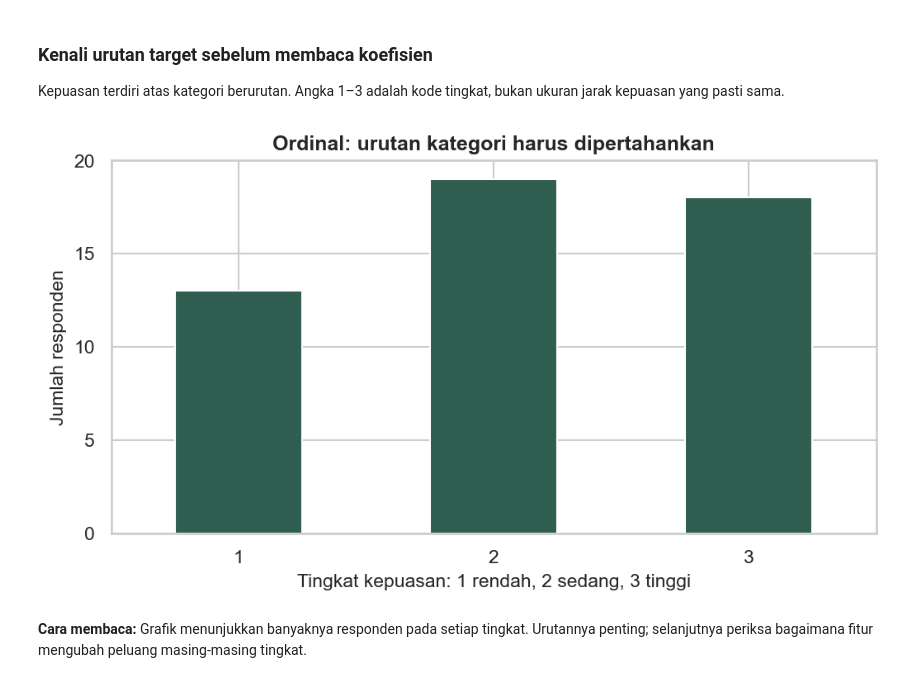
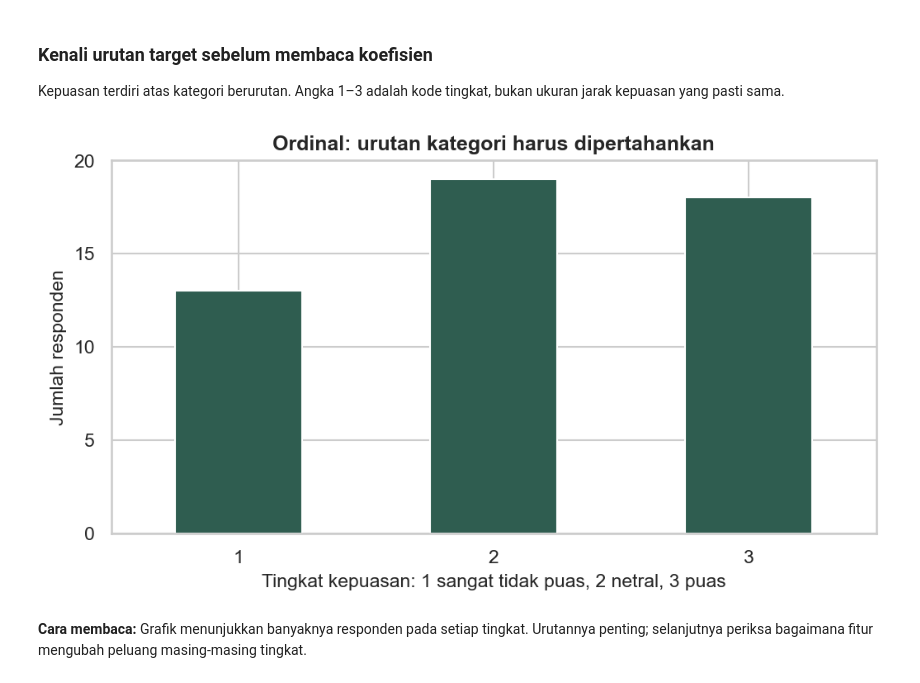
Before and after one commit to akhiyarwaladi/ekonometrika_coding_workshop, a Jupyter notebook: materi/01_ekonometrika/04_model_kategorikal.ipynb, the cells around one changed output. Drawn from its saved outputs; the diff is of its cells as text; code cells hidden in the pictures.

```diff
--- a/materi/01_ekonometrika/04_model_kategorikal.ipynb
+++ b/materi/01_ekonometrika/04_model_kategorikal.ipynb
@@ -744,13 +805,13 @@ Kepuasan terdiri atas kategori berurutan. Angka 1–3 adalah kode tingkat, bukan
 # %%
 jumlah_kategori = kepuasan["kepuasan"].value_counts().sort_index()
 ax = jumlah_kategori.plot(kind="bar", color="#2F5D50", figsize=(7, 4), rot=0)
-ax.set_xlabel("Tingkat kepuasan: 1 rendah, 2 sedang, 3 tinggi")
+ax.set_xlabel("Tingkat kepuasan: 1 sangat tidak puas, 2 netral, 3 puas")
 ax.set_ylabel("Jumlah responden")
 ax.set_title("Ordinal: urutan kategori harus dipertahankan")
 ax.set_yticks([0, 5, 10, 15, 20])
 plt.tight_layout()
 plt.show()
 # %% [output]
-[figure, old version]
+[figure, new version]
 # %% [markdown]
 **Cara membaca:** Grafik menunjukkan banyaknya responden pada setiap tingkat. Urutannya penting; selanjutnya periksa bagaimana fitur mengubah peluang masing-masing tingkat.
```
Also changed, not shown: parts of 27 cells of this notebook, 35 other files.
